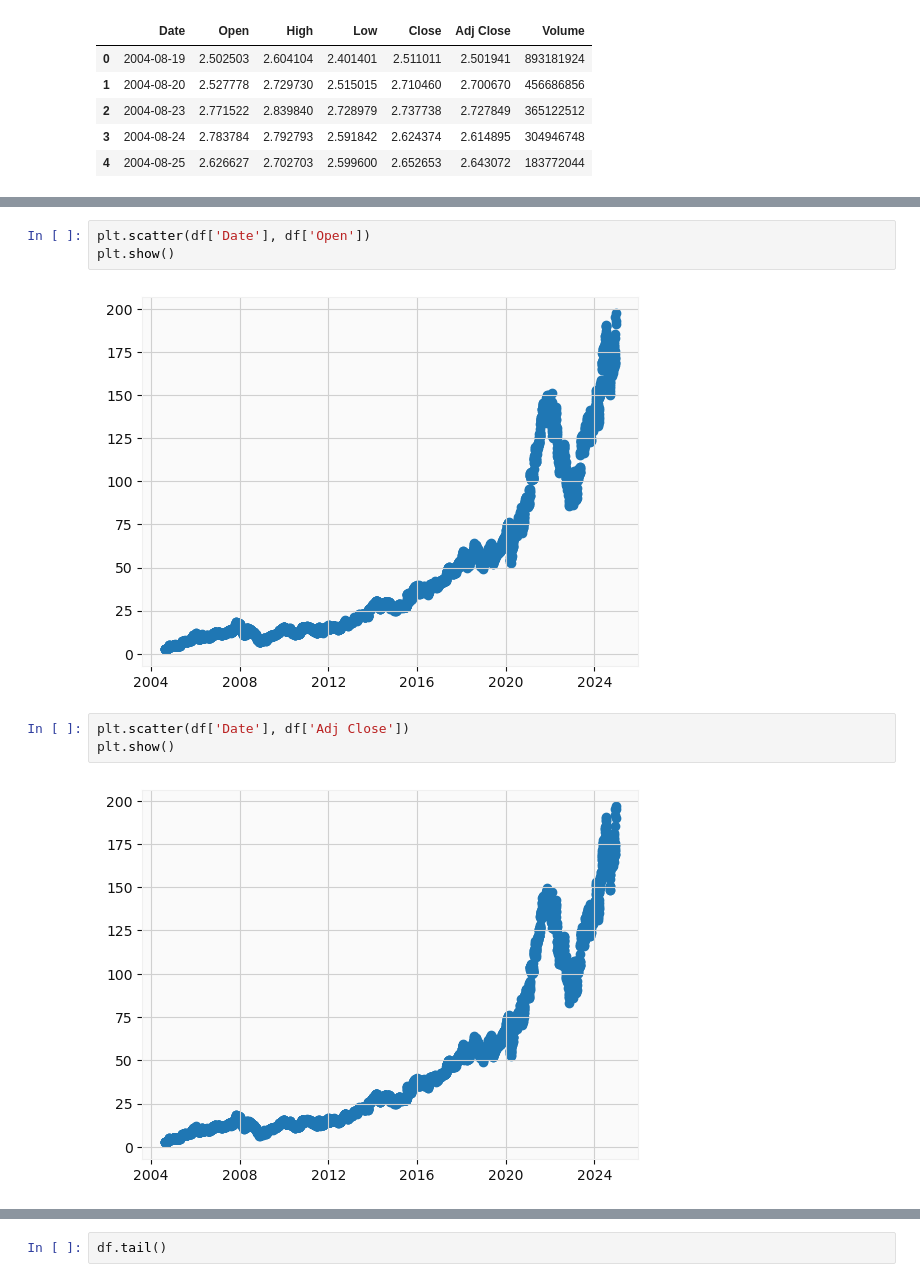
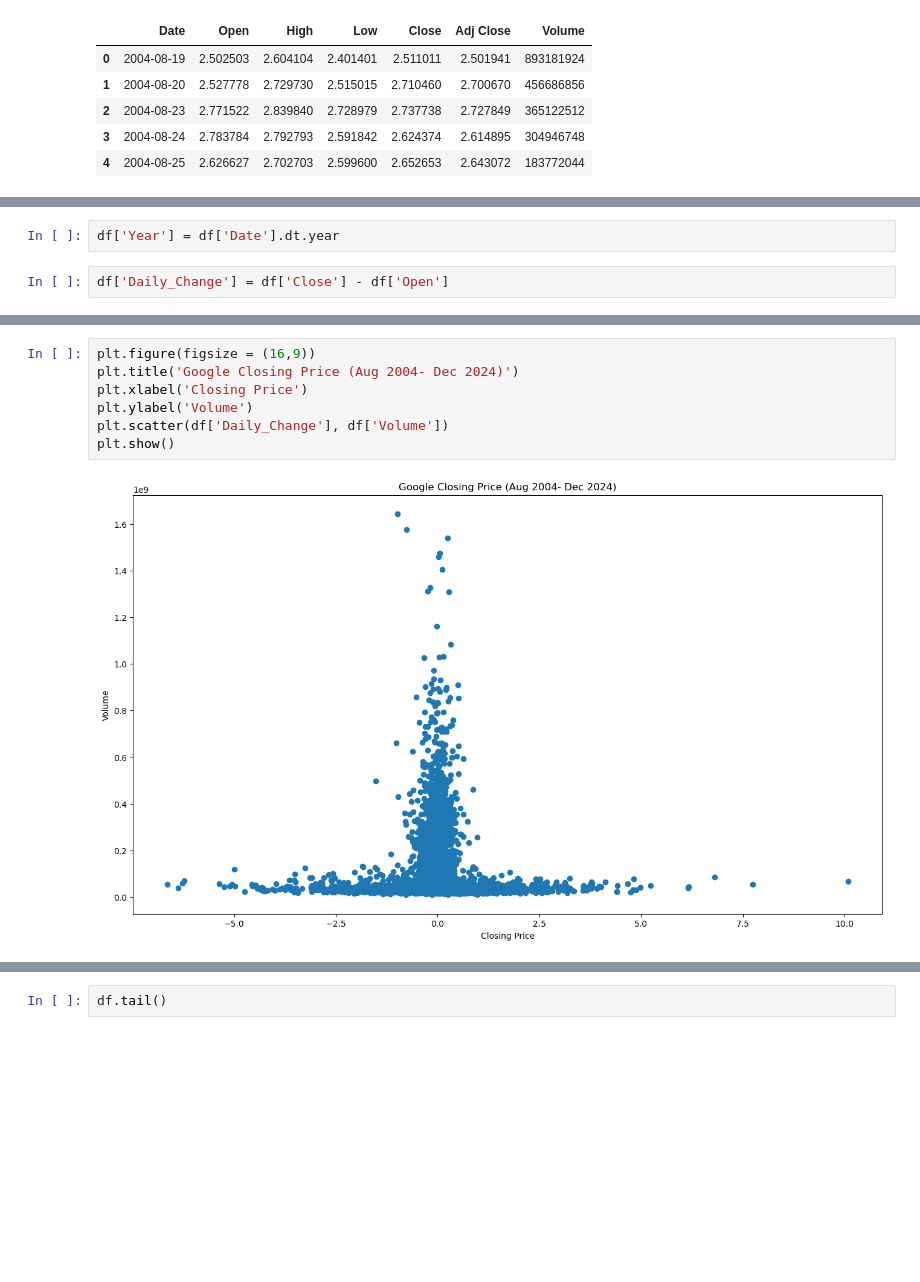
Before and after one commit to jisoawe/ltsm_google_stock, a Jupyter notebook: Google_Stock_LSTM.ipynb, the cells around one changed output, grey strips where cells are left out. Saved outputs shown, nothing was run; the diff lists cells and outputs as text; blank space fills up the shorter version.

```diff
--- a/Google_Stock_LSTM.ipynb
+++ b/Google_Stock_LSTM.ipynb
@@ -25 +32,5 @@ df.head()
+# %%
+df['Year'] = df['Date'].dt.year
+# %%
+df['Daily_Change'] = df['Close'] - df['Open']
 # %%
@@ -44,11 +86,10 @@ None
 # %%
-plt.scatter(df['Date'], df['Open'])
+plt.figure(figsize = (16,9))
+plt.title('Google Closing Price (Aug 2004- Dec 2024)')
+plt.xlabel('Closing Price')
+plt.ylabel('Volume')
+plt.scatter(df['Daily_Change'], df['Volume'])
 plt.show()
 # %% [output]
-[figure, old version]
+[figure, new version]
-# %%
-plt.scatter(df['Date'], df['Adj Close'])
-plt.show()
-# %% [output]
-[figure, removed]
 # %%
```
Also changed, not shown: parts of 32 cells of this notebook.
